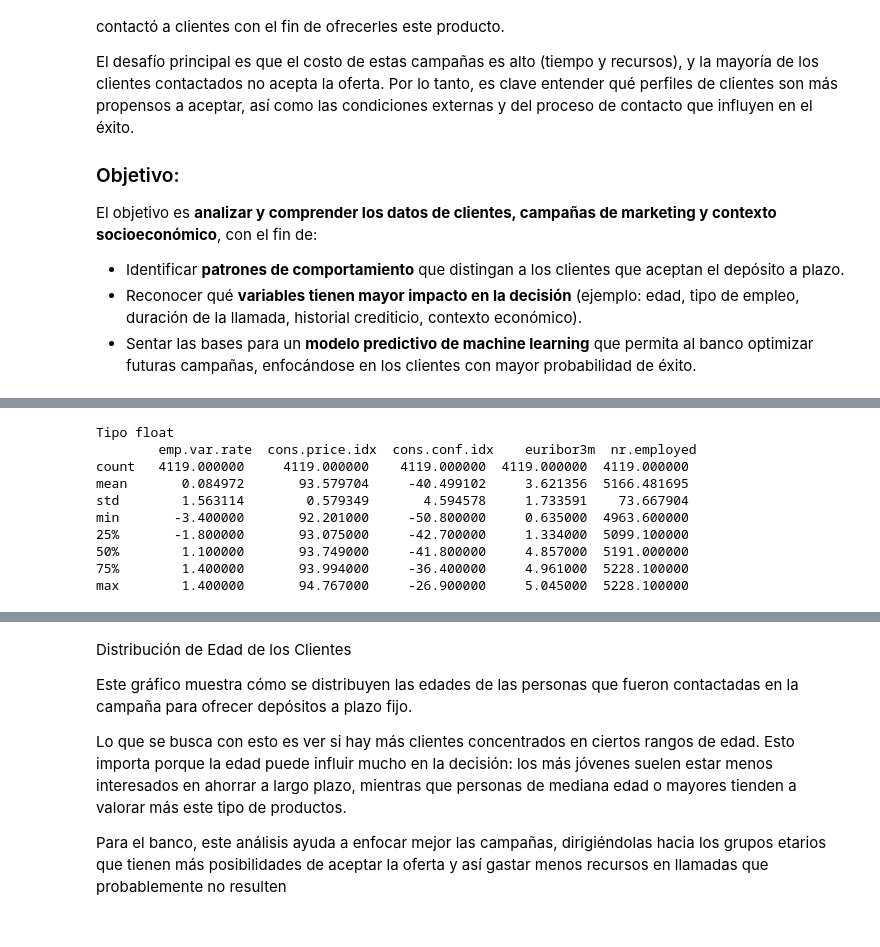
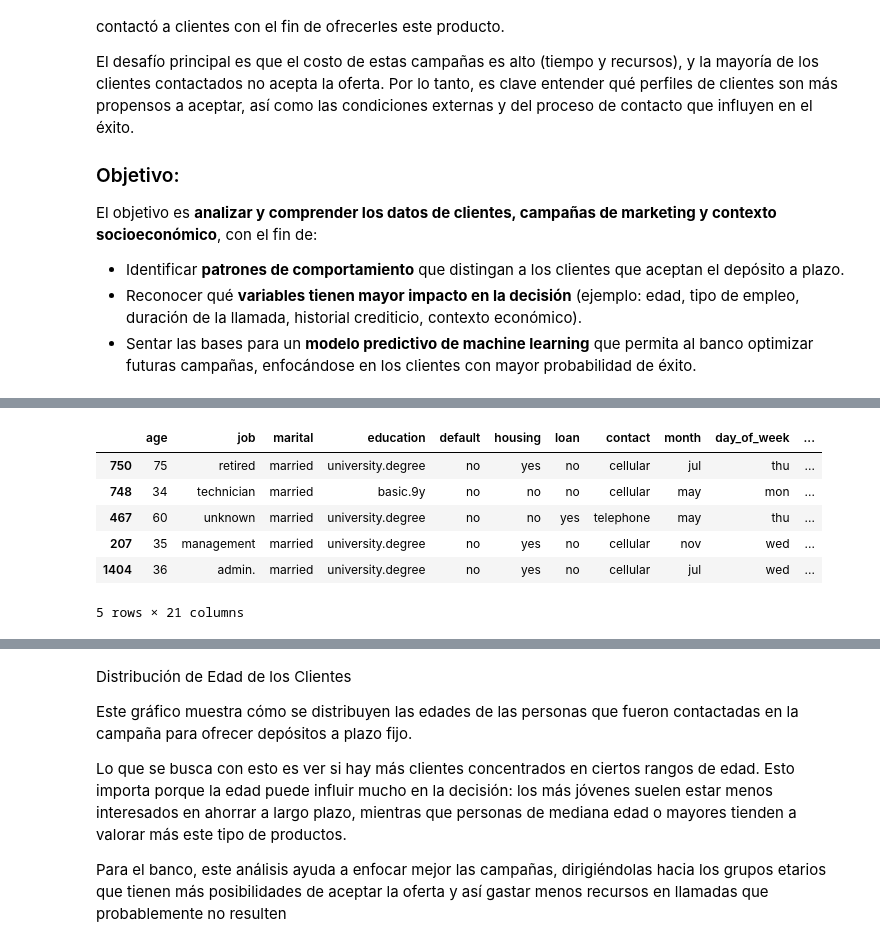
Before and after one commit to secarvallo/MLY0100, a Jupyter notebook: Labs/02.-LabsML/Taller02_Bank/Taller02_Bank.ipynb, the cells around one changed output, grey strips where cells are left out. Drawn from its saved outputs; the diff is of its cells as text; code cells hidden in the pictures.

```diff
--- a/Labs/02.-LabsML/Taller02_Bank/Taller02_Bank.ipynb
+++ b/Labs/02.-LabsML/Taller02_Bank/Taller02_Bank.ipynb
@@ -89,16 +83,12 @@ freq    1378         860         3523  3668
-# %%
-float = data.describe(include='float64')
-print('Tipo float\n',float)
-# %% [output]
-Tipo float
-        emp.var.rate  cons.price.idx  cons.conf.idx    euribor3m  nr.employed
-count   4119.000000     4119.000000    4119.000000  4119.000000  4119.000000
-mean       0.084972       93.579704     -40.499102     3.621356  5166.481695
-std        1.563114        0.579349       4.594578     1.733591    73.667904
-min       -3.400000       92.201000     -50.800000     0.635000  4963.600000
-25%       -1.800000       93.075000     -42.700000     1.334000  5099.100000
-50%        1.100000       93.749000     -41.800000     4.857000  5191.000000
-75%        1.400000       93.994000     -36.400000     4.961000  5228.100000
-max        1.400000       94.767000     -26.900000     5.045000  5228.100000
+# %%
+data.sample(5)
+# %% [output]
+|  | age | job | marital | education | default | housing | loan | contact | month | day_of_week | ... |
+| 750 | 75 | retired | married | university.degree | no | yes | no | cellular | jul | thu | ... |
+| 748 | 34 | technician | married | basic.9y | no | no | no | cellular | may | mon | ... |
+| 467 | 60 | unknown | married | university.degree | no | no | yes | telephone | may | thu | ... |
+| 207 | 35 | management | married | university.degree | no | yes | no | cellular | nov | wed | ... |
+| 1404 | 36 | admin. | married | university.degree | no | yes | no | cellular | jul | wed | ... |
+5 rows × 21 columns
 # %%
 data.shape[0], data.shape[1]
```
Also changed, not shown: parts of 47 cells of this notebook.
